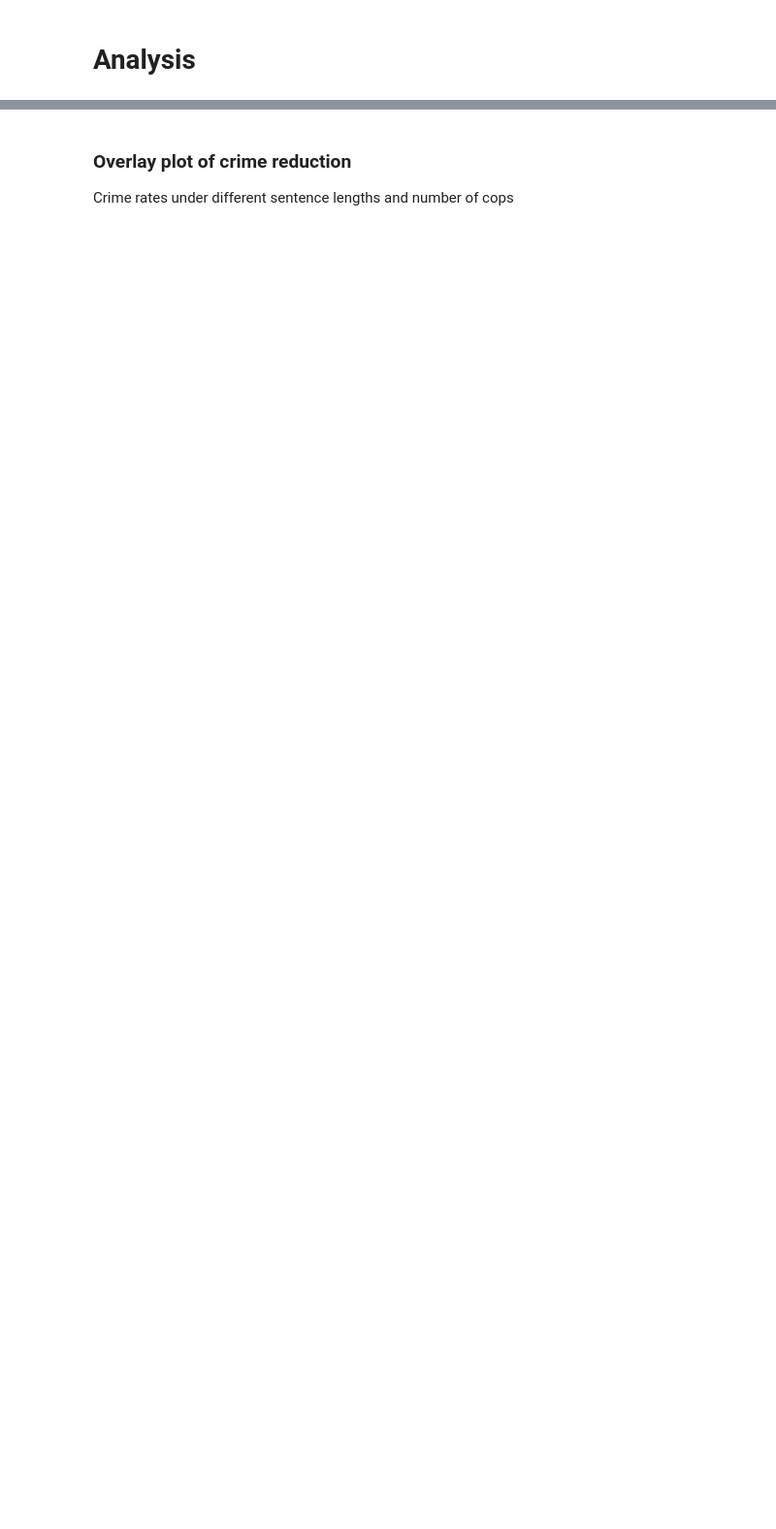
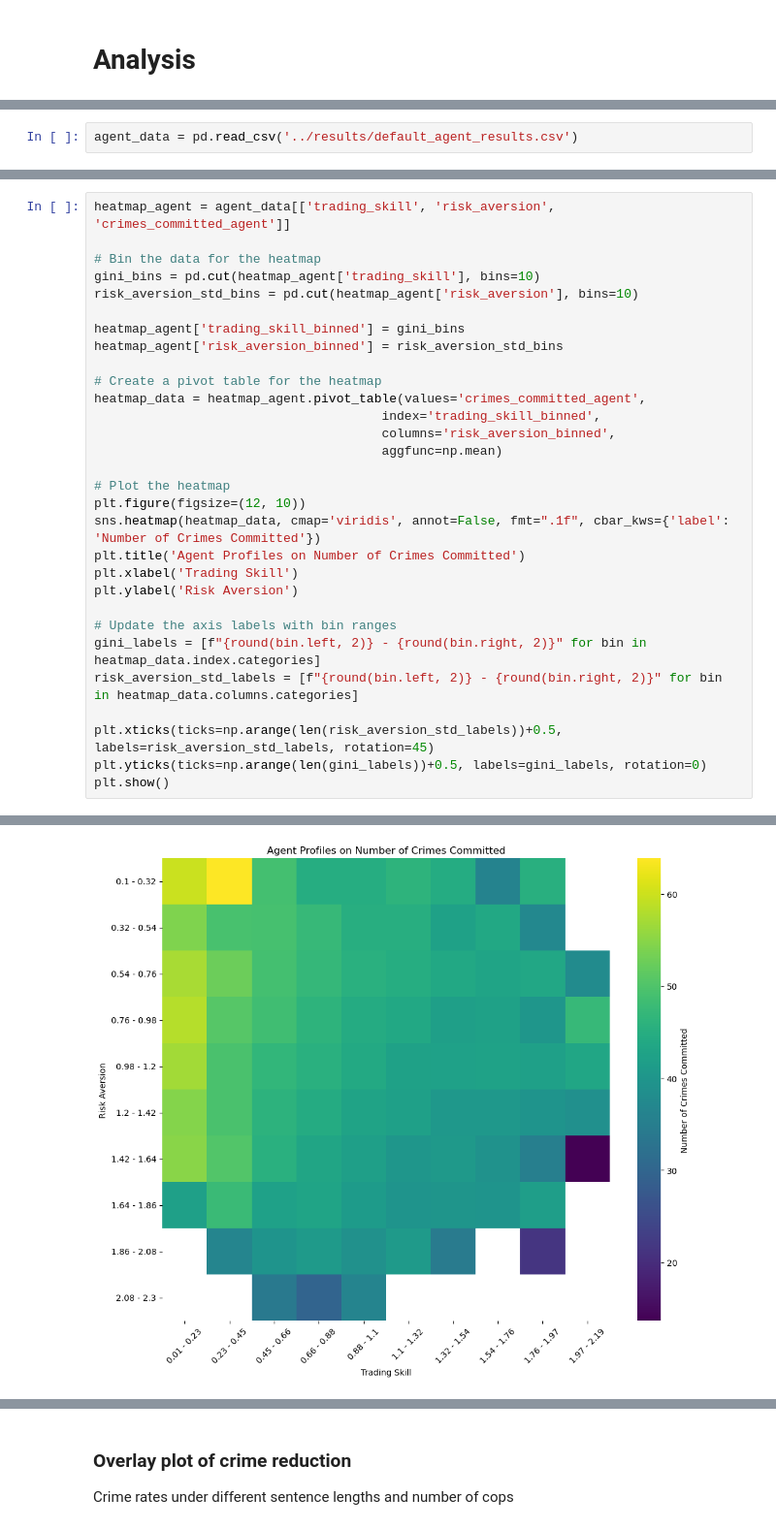
Before and after one commit to nabilasiregar/abm-project, a Jupyter notebook: notebooks/sensitivity_analysis.ipynb, the cells around one changed output, grey strips where cells are left out. Shown at 97% size. Drawn from its saved outputs; the diff is of its cells as text; blank space fills up the shorter version.

```diff
--- a/notebooks/sensitivity_analysis.ipynb
+++ b/notebooks/sensitivity_analysis.ipynb
@@ -14,0 +15,2 @@ from src.plot import plot_ofat, plot_ofat_final_step
+# %%
+agent_data = pd.read_csv('../results/default_agent_results.csv')
@@ -14,0 +32,31 @@ from src.plot import plot_ofat, plot_ofat_final_step
+# %%
+heatmap_agent = agent_data[['trading_skill', 'risk_aversion', 'crimes_committed_agent']]
+
+# Bin the data for the heatmap
+gini_bins = pd.cut(heatmap_agent['trading_skill'], bins=10)
+risk_aversion_std_bins = pd.cut(heatmap_agent['risk_aversion'], bins=10)
+
+heatmap_agent['trading_skill_binned'] = gini_bins
+heatmap_agent['risk_aversion_binned'] = risk_aversion_std_bins
+
+# Create a pivot table for the heatmap
+heatmap_data = heatmap_agent.pivot_table(values='crimes_committed_agent',
+                                      index='trading_skill_binned',
+                                      columns='risk_aversion_binned',
+                                      aggfunc=np.mean)
+
+# Plot the heatmap
+plt.figure(figsize=(12, 10))
+sns.heatmap(heatmap_data, cmap='viridis', annot=False, fmt=".1f", cbar_kws={'label': 'Number of Crimes Committed'})
+plt.title('Agent Profiles on Number of Crimes Committed')
+plt.xlabel('Trading Skill')
+plt.ylabel('Risk Aversion')
+
+# Update the axis labels with bin ranges
+gini_labels = [f"{round(bin.left, 2)} - {round(bin.right, 2)}" for bin in heatmap_data.index.categories]
+risk_aversion_std_labels = [f"{round(bin.left, 2)} - {round(bin.right, 2)}" for bin in heatmap_data.columns.categories]
+
+plt.xticks(ticks=np.arange(len(risk_aversion_std_labels))+0.5, labels=risk_aversion_std_labels, rotation=45)
+plt.yticks(ticks=np.arange(len(gini_labels))+0.5, labels=gini_labels, rotation=0)
+plt.show()
+# %% [output]
@@ -14,0 +73 @@ from src.plot import plot_ofat, plot_ofat_final_step
+[figure, added]
```
Also changed, not shown: parts of 48 cells of this notebook, 5 other files.
